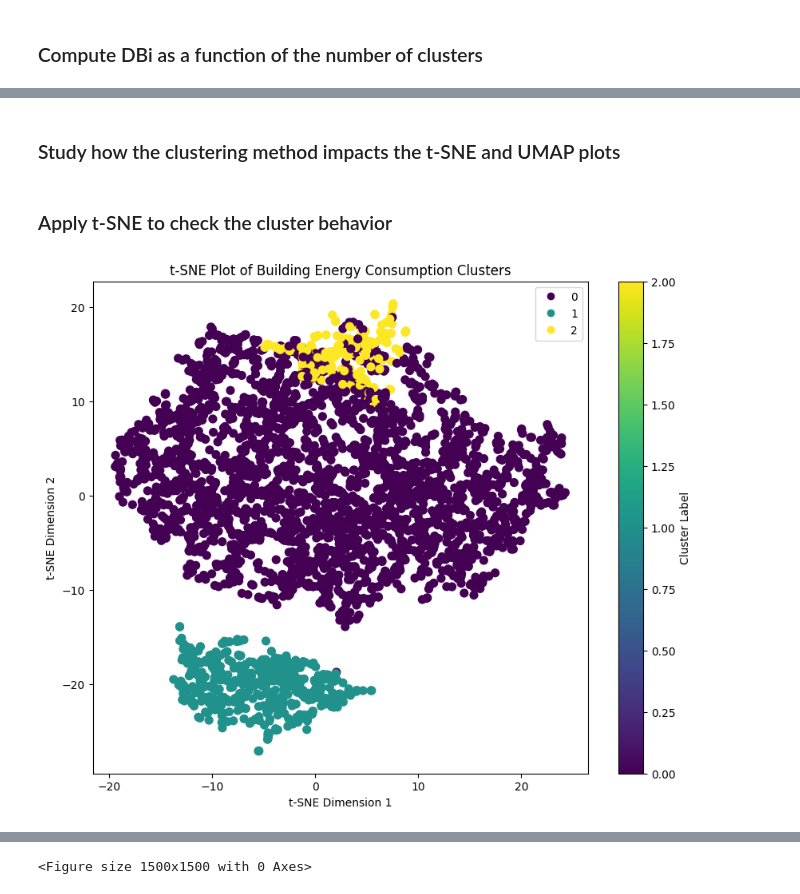
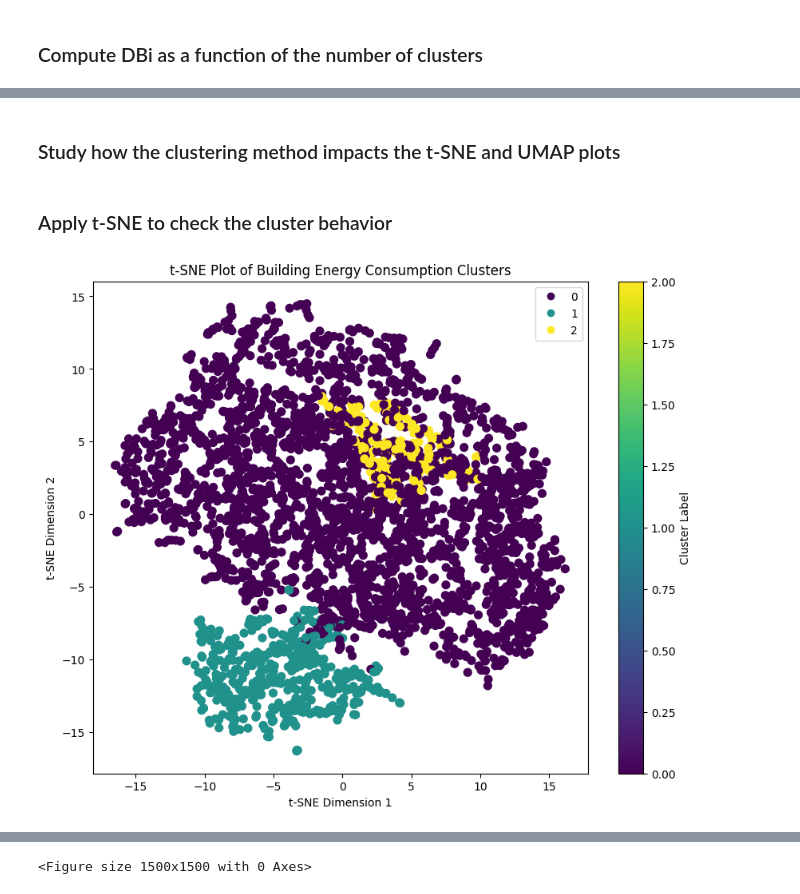
Before and after one commit to FLEX4AI/TRAIL24, a Jupyter notebook: centralized experiments/test_new_clustering.ipynb, the cells around one changed output, grey strips where cells are left out. Saved outputs shown, nothing was run; the diff lists cells and outputs as text; code cells hidden in the pictures.

Commit message:
format clustering code

```diff
--- a/centralized experiments/test_new_clustering.ipynb
+++ b/centralized experiments/test_new_clustering.ipynb
@@ -452,5 +460,5 @@ plot_dbi_versus_Nclusters(dbi, max_k)
-# %% [markdown]
-### Study how the clustering method impacts the t-SNE and UMAP plots
+# %% [markdown]
+### Study how the clustering method impacts the t-SNE and UMAP plots
 # %%
 # Standardize the data
 scaler = StandardScaler()
@@ -468,38 +471,50 @@ labels = spectral.fit_predict(data_scaled)
+# %%
+from sklearn.cluster import SpectralClustering
+
+# Standardize the data
+scaler = StandardScaler()
+data_scaled = scaler.fit_transform(df_aggregations.fillna(0))
+
+indexes = [0,1,2,3,4,5,6,7,8,9,10]
+data_scaled_bis = data_scaled[:,indexes]
+
+spectral = SpectralClustering(n_clusters=3, affinity='nearest_neighbors', n_neighbors=10, random_state=42)
+labels = spectral.fit_predict(data_scaled_bis)
 # %% [markdown]
 ### Apply t-SNE to check the cluster behavior
 # %%
 # Apply t-SNE
-tsne = TSNE(n_components=3, perplexity=20, learning_rate=500 , n_iter=1000, random_state=42)
-tsne_results = tsne.fit_transform(data_scaled)
+tsne = TSNE(n_components=3, perplexity=30, learning_rate=500 , n_iter=1000, random_state=42)
+tsne_results = tsne.fit_transform(data_scaled_bis)
 
 # Create a DataFrame with t-SNE results and cluster labels
 tsne_df = pd.DataFrame({
     't-SNE1': tsne_results[:, 0],
     't-SNE2': tsne_results[:, 1],
     't-SNE3': tsne_results[:, 2],
     'Cluster': labels
 })
 
 # Plotting
 plt.figure(figsize=(10, 8))
 scatter = plt.scatter(tsne_df['t-SNE1'], tsne_df['t-SNE2'], c=tsne_df['Cluster'], cmap='viridis', s=50)
 plt.title('t-SNE Plot of Building Energy Consumption Clusters')
 plt.xlabel('t-SNE Dimension 1')
 plt.ylabel('t-SNE Dimension 2')
 plt.legend(handles=scatter.legend_elements()[0], labels=set(labels))
 plt.colorbar(scatter, label='Cluster Label')
 plt.show()
 
 
 import plotly.express as px
 
 # Plotting with Plotly
 plt.figure(figsize=(15,15))
 fig = px.scatter_3d(tsne_df, x='t-SNE1', y='t-SNE2', z='t-SNE3', color='Cluster',
                     labels={'t-SNE1': 't-SNE Dimension 1', 't-SNE2': 't-SNE Dimension 2', 't-SNE3': 't-SNE Dimension 3'},
                     color_continuous_scale='Viridis')
 fig.show()
 # %% [output]
-[figure, old version]
+[figure, new version]
 [interactive output not drawn]
 <Figure size 1500x1500 with 0 Axes>
```
Also changed, not shown: parts of 35 cells of this notebook, 2 other files.
